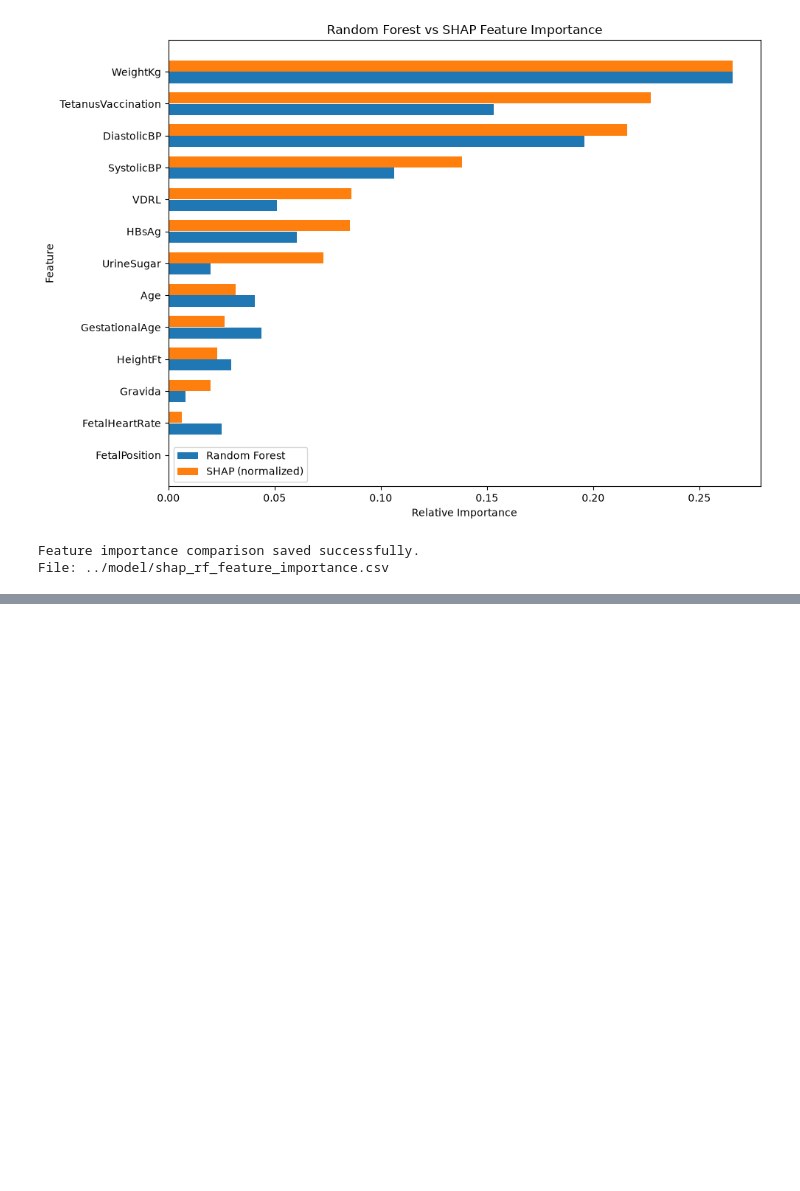
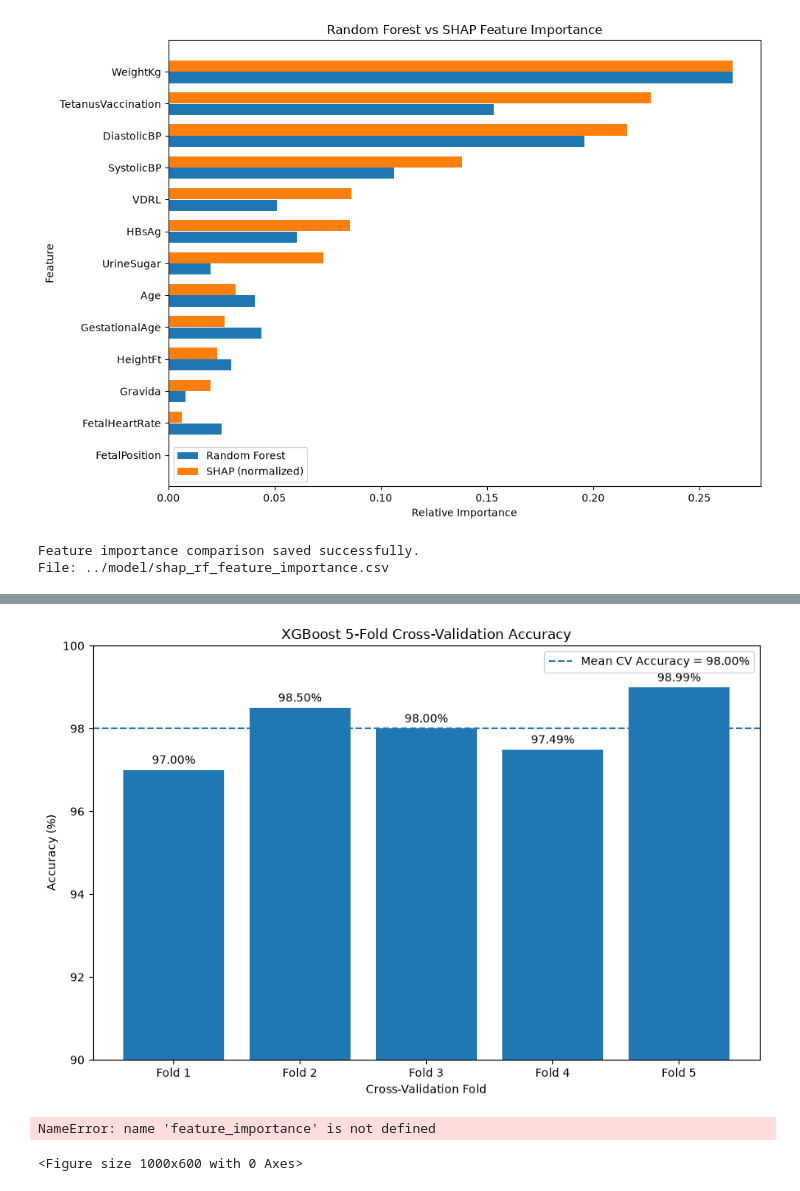
Before and after one commit to bimuwa/maathru-care, a Jupyter notebook: notebooks/01_dataset_inspection.ipynb, the cells around one changed output, grey strips where cells are left out. Drawn from its saved outputs; the diff is of its cells as text; code cells hidden in the pictures; blank space fills up the shorter version.

```diff
--- a/notebooks/01_dataset_inspection.ipynb
+++ b/notebooks/01_dataset_inspection.ipynb
@@ -2290,0 +2407,77 @@ File: ../model/shap_rf_feature_importance.csv
+# %%
+import matplotlib.pyplot as plt
+
+folds = [
+    "Fold 1",
+    "Fold 2",
+    "Fold 3",
+    "Fold 4",
+    "Fold 5"
+]
+
+cv_accuracy = [
+    97.00,
+    98.50,
+    98.00,
+    97.49,
+    98.99
+]
+
+mean_cv = 98.00
+
+plt.figure(figsize=(9, 6))
+
+bars = plt.bar(folds, cv_accuracy)
+
+plt.axhline(
+    mean_cv,
+    linestyle="--",
+    label=f"Mean CV Accuracy = {mean_cv:.2f}%"
+)
+
+plt.ylabel("Accuracy (%)")
+plt.xlabel("Cross-Validation Fold")
+plt.title("XGBoost 5-Fold Cross-Validation Accuracy")
+plt.ylim(90, 100)
+
+for bar, accuracy in zip(bars, cv_accuracy):
+    plt.text(
+        bar.get_x() + bar.get_width() / 2,
+        bar.get_height() + 0.15,
+        f"{accuracy:.2f}%",
+        ha="center"
+    )
+
+plt.legend()
+plt.tight_layout()
+
+plt.savefig("../model/xgboost_5fold_cv_accuracy.png", dpi=300, bbox_inches="tight")
+
+plt.show()
+# %% [output]
+[figure, added]
+# %%
+plt.figure(figsize=(10, 6))
+
+plt.barh(
+    feature_importance["Feature"],
+    feature_importance["Importance"]
+)
+
+plt.xlabel("Importance")
+plt.ylabel("Feature")
+plt.title("Random Forest Feature Importance")
+
+plt.gca().invert_yaxis()
+plt.tight_layout()
+
+plt.savefig(
+    "../model/random_forest_feature_importance.png",
+    dpi=300,
+    bbox_inches="tight"
+)
+
+plt.show()
+# %% [output]
+NameError: name 'feature_importance' is not defined
+<Figure size 1000x600 with 0 Axes>
```
Also changed, not shown: parts of 12 cells of this notebook, 31 other files.
